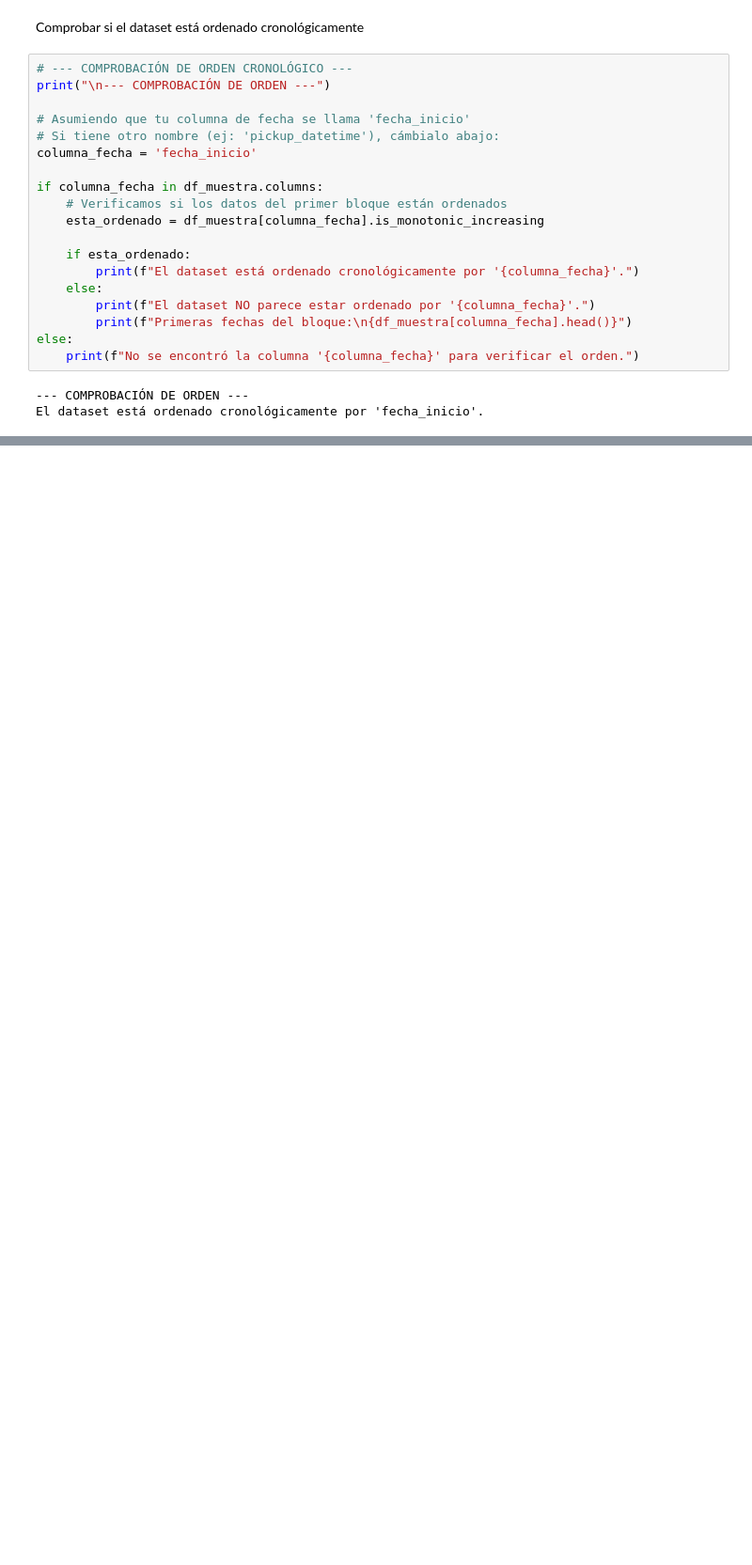
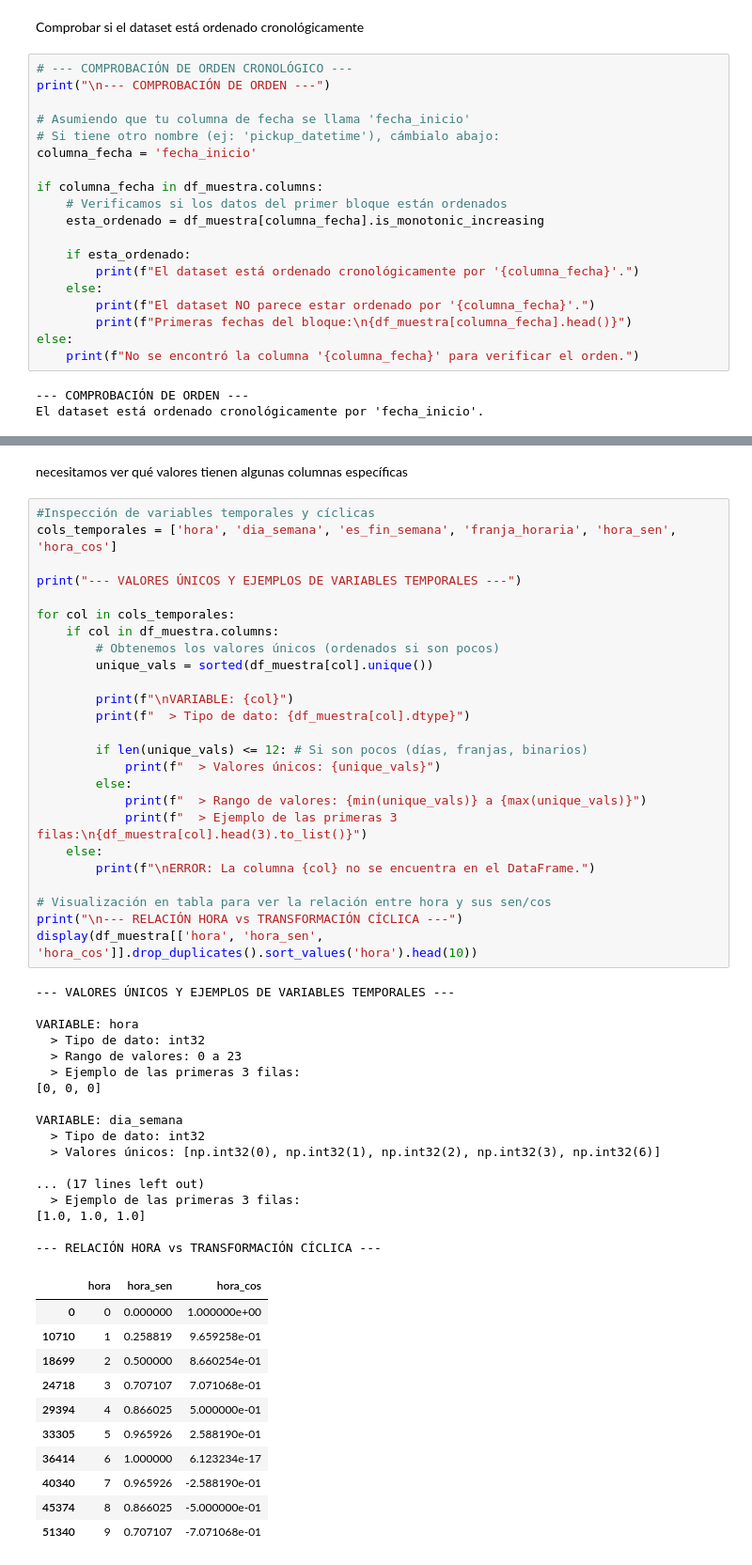
Before and after one commit to carmengranadosv/PD2-conducIA, a Jupyter notebook: src/modelos/preparar_datosFinales/comprobar_datosFinales.ipynb, the cells around one changed output, grey strips where cells are left out. Shown at 94% size. Saved outputs shown, nothing was run; the diff lists cells and outputs as text; blank space fills up the shorter version.

Commit message:
terminado el analisis de los datos finales

```diff
--- a/src/modelos/preparar_datosFinales/comprobar_datosFinales.ipynb
+++ b/src/modelos/preparar_datosFinales/comprobar_datosFinales.ipynb
@@ -211,0 +236,56 @@ display(df_muestra_30)
+# %% [markdown]
+necesitamos ver qué valores tienen algunas columnas específicas
+# %%
+#Inspección de variables temporales y cíclicas
+cols_temporales = ['hora', 'dia_semana', 'es_fin_semana', 'franja_horaria', 'hora_sen', 'hora_cos']
+
+print("--- VALORES ÚNICOS Y EJEMPLOS DE VARIABLES TEMPORALES ---")
+
+for col in cols_temporales:
+    if col in df_muestra.columns:
+        # Obtenemos los valores únicos (ordenados si son pocos)
+        unique_vals = sorted(df_muestra[col].unique())
+
+        print(f"\nVARIABLE: {col}")
+        print(f"  > Tipo de dato: {df_muestra[col].dtype}")
+
+        if len(unique_vals) <= 12: # Si son pocos (días, franjas, binarios)
+            print(f"  > Valores únicos: {unique_vals}")
+        else:
+            print(f"  > Rango de valores: {min(unique_vals)} a {max(unique_vals)}")
+            print(f"  > Ejemplo de las primeras 3 filas:\n{df_muestra[col].head(3).to_list()}")
+    else:
+        print(f"\nERROR: La columna {col} no se encuentra en el DataFrame.")
+
+# Visualización en tabla para ver la relación entre hora y sus sen/cos
+print("\n--- RELACIÓN HORA vs TRANSFORMACIÓN CÍCLICA ---")
+display(df_muestra[['hora', 'hora_sen', 'hora_cos']].drop_duplicates().sort_values('hora').head(10))
+# %% [output]
+--- VALORES ÚNICOS Y EJEMPLOS DE VARIABLES TEMPORALES ---
+
+VARIABLE: hora
+  > Tipo de dato: int32
+  > Rango de valores: 0 a 23
+  > Ejemplo de las primeras 3 filas:
+[0, 0, 0]
+
+VARIABLE: dia_semana
+  > Tipo de dato: int32
+  > Valores únicos: [np.int32(0), np.int32(1), np.int32(2), np.int32(3), np.int32(6)]
+
+... (17 lines left out)
+  > Ejemplo de las primeras 3 filas:
+[1.0, 1.0, 1.0]
+
+--- RELACIÓN HORA vs TRANSFORMACIÓN CÍCLICA ---
+|  | hora | hora_sen | hora_cos |
+| 0 | 0 | 0.000000 | 1.000000e+00 |
+| 10710 | 1 | 0.258819 | 9.659258e-01 |
+| 18699 | 2 | 0.500000 | 8.660254e-01 |
+| 24718 | 3 | 0.707107 | 7.071068e-01 |
+| 29394 | 4 | 0.866025 | 5.000000e-01 |
+| 33305 | 5 | 0.965926 | 2.588190e-01 |
+| 36414 | 6 | 1.000000 | 6.123234e-17 |
+| 40340 | 7 | 0.965926 | -2.588190e-01 |
+| 45374 | 8 | 0.866025 | -5.000000e-01 |
+| 51340 | 9 | 0.707107 | -7.071068e-01 |
```
Also changed, not shown: parts of 3 cells of this notebook.
